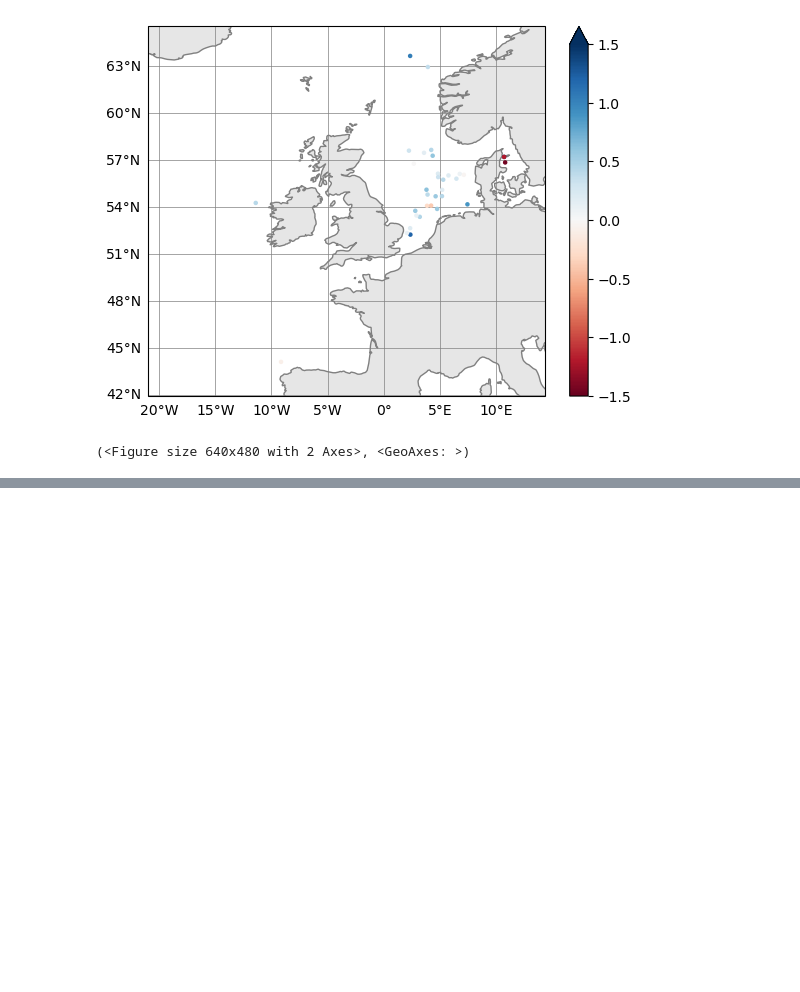
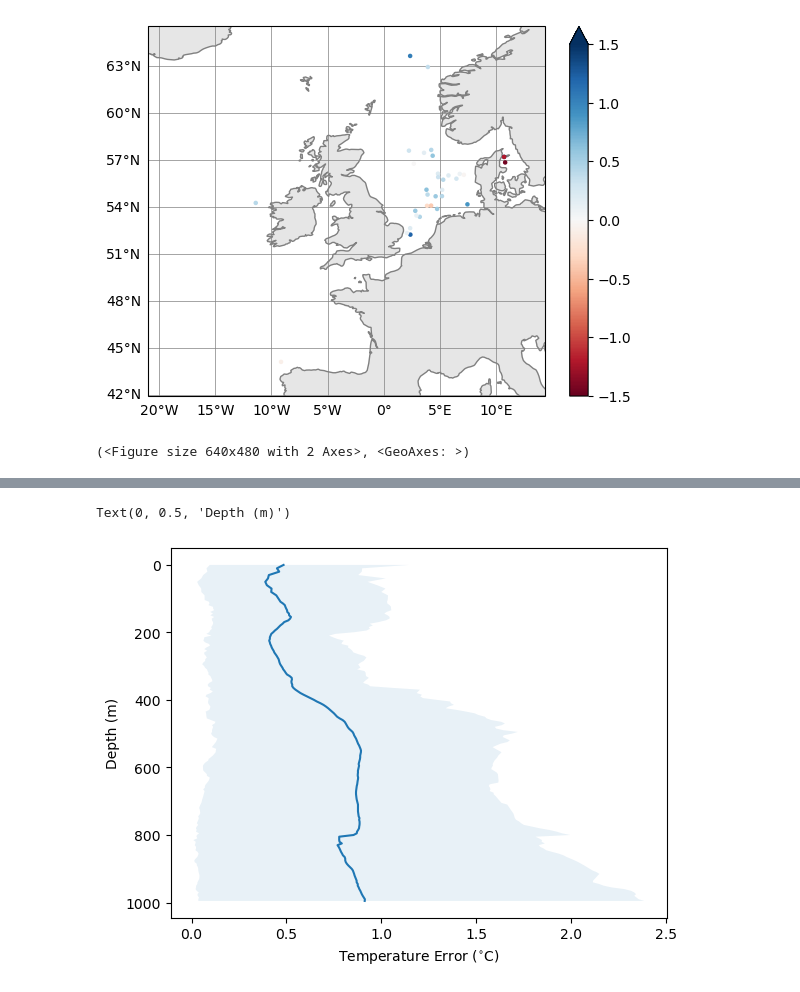
Before and after one commit to NOC-MSM/CLASS_workshop, a Jupyter notebook: Analysis/AMM/Notebooks/profile_exercise.ipynb, the cells around one changed output, grey strips where cells are left out. Cells and saved outputs as stored; diff of their text form; code cells hidden in the pictures; blank space fills up the shorter version.

Commit message:
additional profile content

```diff
--- a/Analysis/AMM/Notebooks/profile_exercise.ipynb
+++ b/Analysis/AMM/Notebooks/profile_exercise.ipynb
@@ -144,0 +149,4 @@ coast.plot_util.geo_scatter(longitude, latitude, c=c, s=5,
+# %%
+profile_errors = analysis.difference(en4_profiles_ref_grid, nemo_profiles_ref_grid)
+profile_errors.dataset = profile_errors.dataset.reset_coords("depth")
+print (profile_errors.dataset)
@@ -144,0 +166,15 @@ coast.plot_util.geo_scatter(longitude, latitude, c=c, s=5,
+# %%
+mean_profile_errors = profile_errors.dataset.mean("id_dim")
+# %%
+quant = profile_errors.dataset.quantile([0.1,0.9], "id_dim")
+lower_quant = quant.sel(quantile=0.1)
+upper_quant = quant.sel(quantile=0.9)
+# %%
+plt.plot(mean_profile_errors.abs_diff_temperature, mean_profile_errors.depth)
+plt.fill_betweenx(mean_profile_errors.depth, lower_quant.abs_diff_temperature, upper_quant.abs_diff_temperature, alpha=0.1)
+plt.gca().invert_yaxis()
+plt.gca().set_xlabel(r'Temperature Error ($^{\circ}$C)')
+plt.gca().set_ylabel('Depth (m)')
+# %% [output]
+Text(0, 0.5, 'Depth (m)')
+[figure, added]
```
Also changed, not shown: parts of 7 cells of this notebook.
